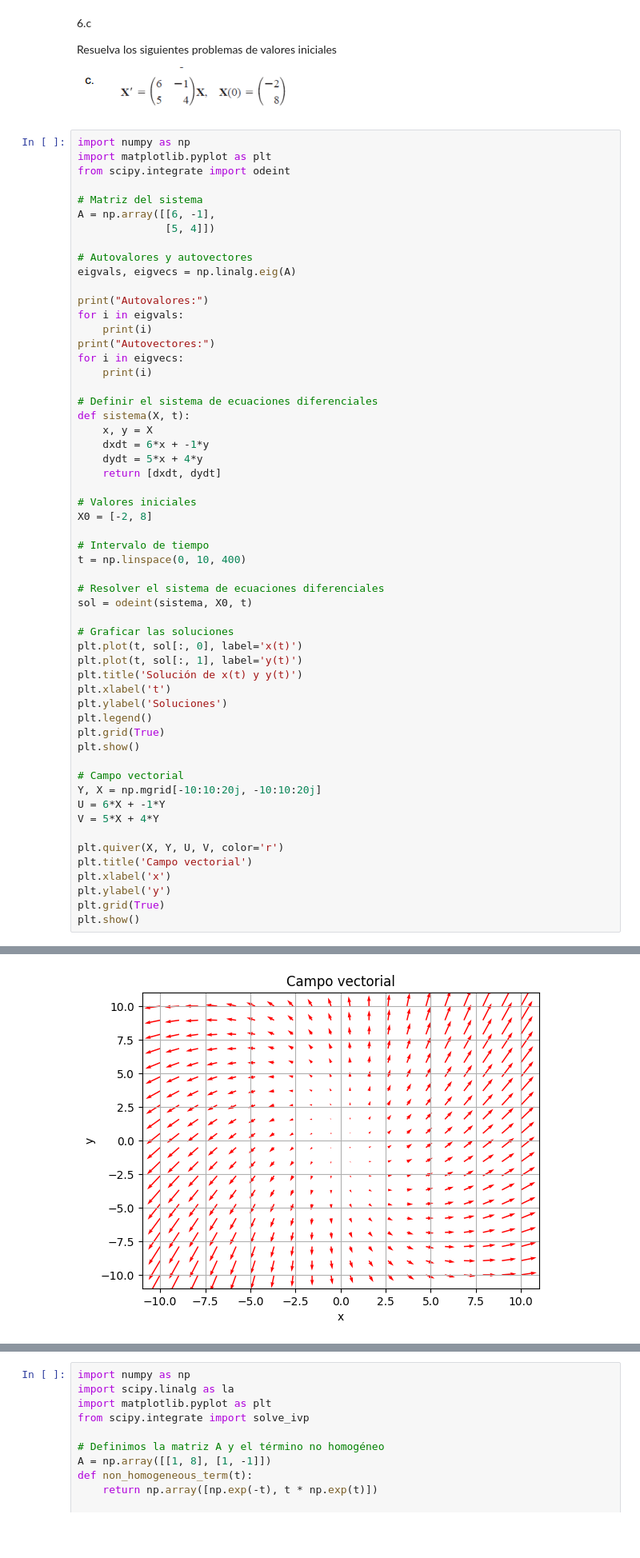
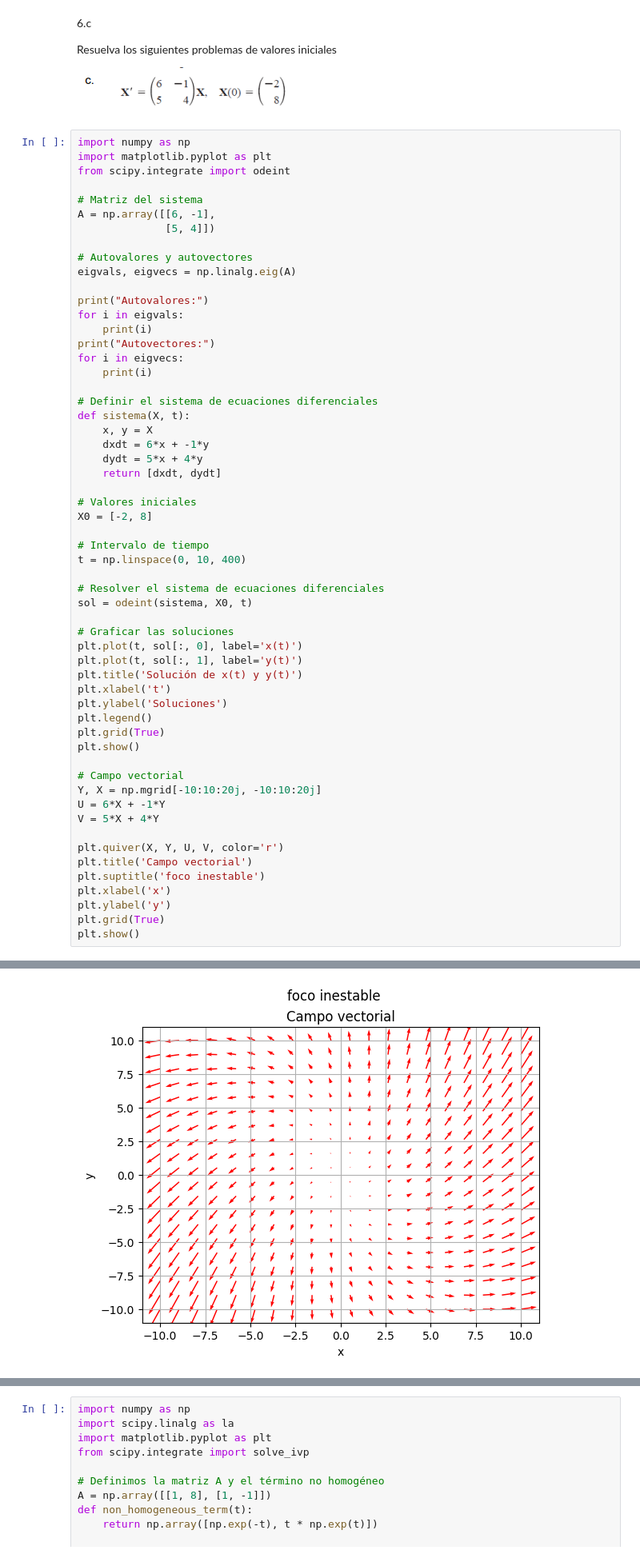
Before and after one commit to lucaskalchichen/TPI-Sistemas-de-Ecuaciones-Diferenciales-y-Estabilidad, a Jupyter notebook: tpi-practica.ipynb, the cells around one changed output, grey strips where cells are left out. Shown at 80% size. Saved outputs shown, nothing was run; the diff lists cells and outputs as text; blank space fills up the shorter version.

```diff
--- a/tpi-practica.ipynb
+++ b/tpi-practica.ipynb
@@ -280,34 +283,35 @@ sol = odeint(sistema, X0, t)
 
 # Graficar las soluciones
 plt.plot(t, sol[:, 0], label='x(t)')
 plt.plot(t, sol[:, 1], label='y(t)')
 plt.title('Solución de x(t) y y(t)')
 plt.xlabel('t')
 plt.ylabel('Soluciones')
 plt.legend()
 plt.grid(True)
 plt.show()
 
 # Campo vectorial
 Y, X = np.mgrid[-10:10:20j, -10:10:20j]
 U = 6*X + -1*Y
 V = 5*X + 4*Y
 
 plt.quiver(X, Y, U, V, color='r')
 plt.title('Campo vectorial')
+plt.suptitle('foco inestable')
 plt.xlabel('x')
 plt.ylabel('y')
 plt.grid(True)
 plt.show()
 # %% [output]
 Autovalores:
 (5+1.9999999999999998j)
 (5-1.9999999999999998j)
 Autovectores:
 [0.18257419+0.36514837j 0.18257419-0.36514837j]
 [0.91287093+0.j 0.91287093-0.j]
 [figure]
-[figure, old version]
+[figure, new version]
 # %% [markdown]
 2. Sistemas no homogéneos con variación de parámetros (punto 7 de la guía). Debe generar el
 código necesario para resolver el sistema asignado de manera tal que se visualicen los pasos de
```
Also changed, not shown: parts of 5 cells of this notebook.
